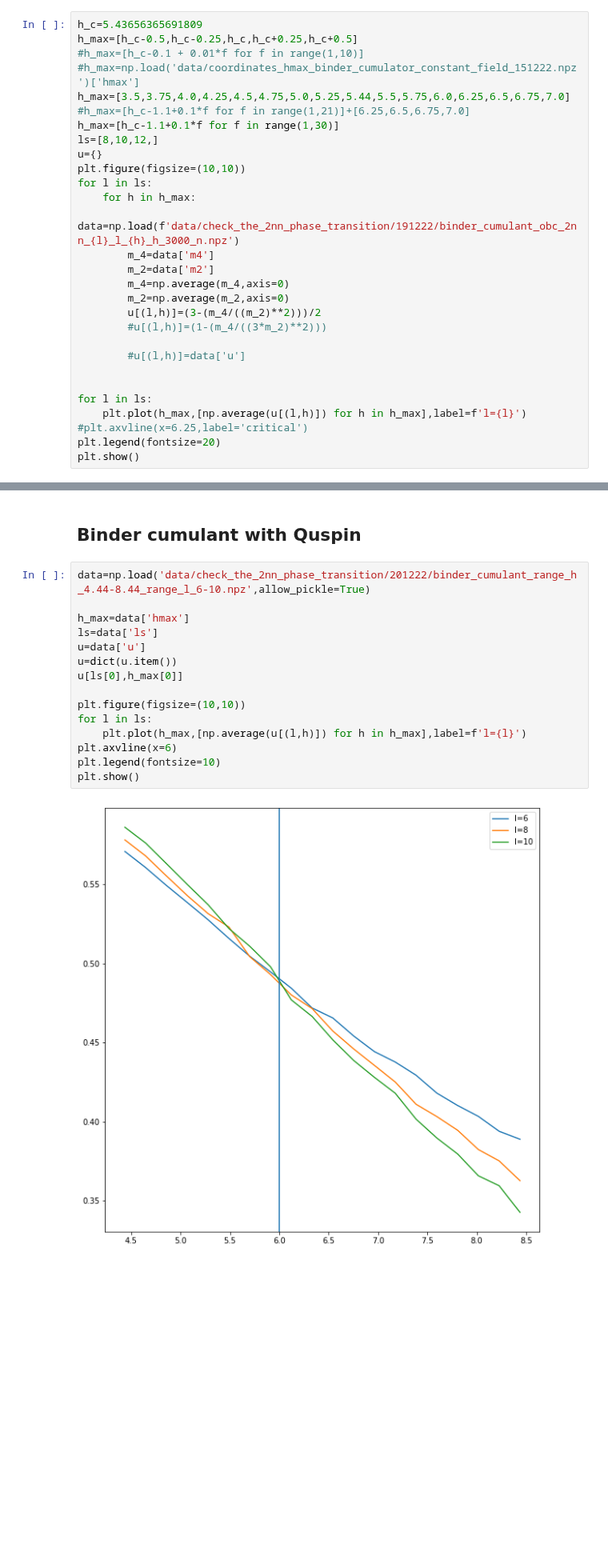
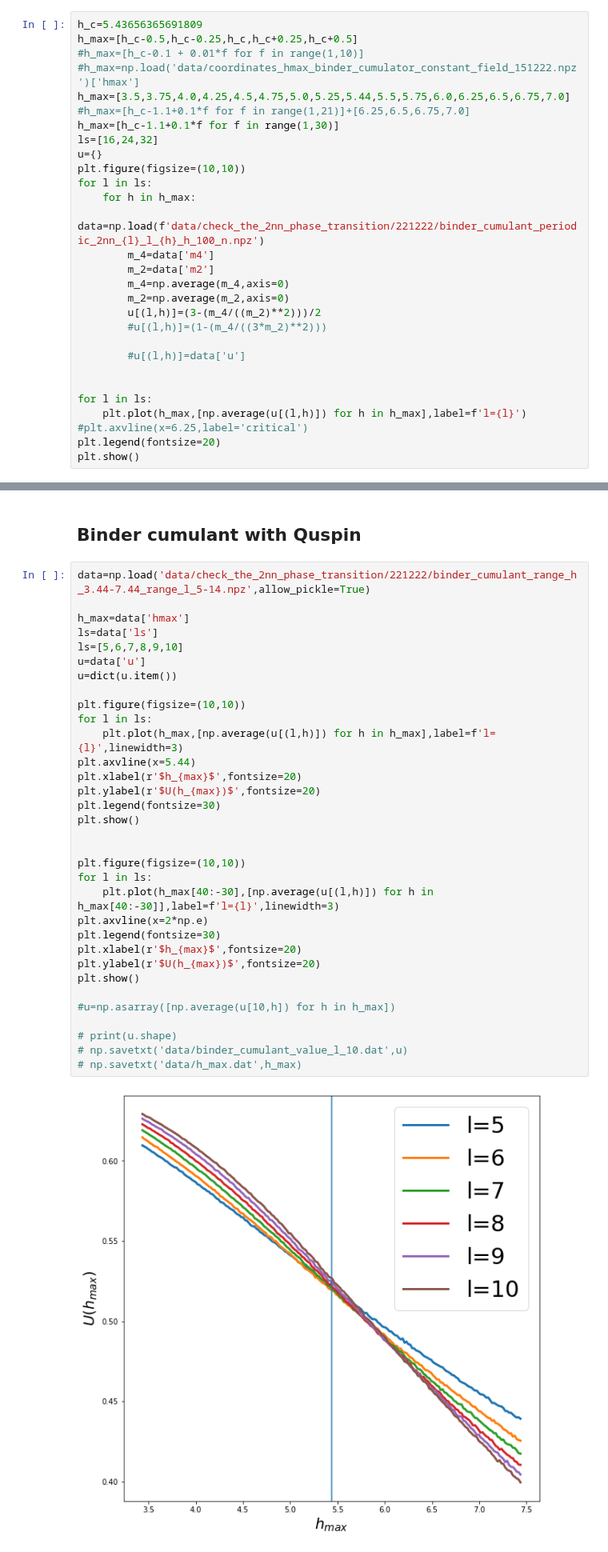
Before and after one commit to emacosta95/quantum_simulations_for_ising, a Jupyter notebook: 2nn_phase_transition.ipynb, the cells around one changed output, grey strips where cells are left out. Shown at 80% size. Cells and saved outputs as stored; diff of their text form; blank space fills up the shorter version.

```diff
--- a/2nn_phase_transition.ipynb
+++ b/2nn_phase_transition.ipynb
@@ -118,12 +118,12 @@ h_max=[h_c-0.5,h_c-0.25,h_c,h_c+0.25,h_c+0.5]
 h_max=[3.5,3.75,4.0,4.25,4.5,4.75,5.0,5.25,5.44,5.5,5.75,6.0,6.25,6.5,6.75,7.0]
 #h_max=[h_c-1.1+0.1*f for f in range(1,21)]+[6.25,6.5,6.75,7.0]
 h_max=[h_c-1.1+0.1*f for f in range(1,30)]
-ls=[8,10,12,]
+ls=[16,24,32]
 u={}
 plt.figure(figsize=(10,10))
 for l in ls:
     for h in h_max:
-        data=np.load(f'data/check_the_2nn_phase_transition/191222/binder_cumulant_obc_2nn_{l}_l_{h}_h_3000_n.npz')
+        data=np.load(f'data/check_the_2nn_phase_transition/221222/binder_cumulant_periodic_2nn_{l}_l_{h}_h_100_n.npz')
         m_4=data['m4']
         m_2=data['m2']
         m_4=np.average(m_4,axis=0)
@@ -150,19 +146,37 @@ plt.show()
 # %% [markdown]
 ## Binder cumulant with Quspin
 # %%
-data=np.load('data/check_the_2nn_phase_transition/201222/binder_cumulant_range_h_4.44-8.44_range_l_6-10.npz',allow_pickle=True)
+data=np.load('data/check_the_2nn_phase_transition/221222/binder_cumulant_range_h_3.44-7.44_range_l_5-14.npz',allow_pickle=True)
 
 h_max=data['hmax']
 ls=data['ls']
+ls=[5,6,7,8,9,10]
 u=data['u']
 u=dict(u.item())
-u[ls[0],h_max[0]]
 
 plt.figure(figsize=(10,10))
 for l in ls:
-    plt.plot(h_max,[np.average(u[(l,h)]) for h in h_max],label=f'l={l}')
-plt.axvline(x=6)
-plt.legend(fontsize=10)
+    plt.plot(h_max,[np.average(u[(l,h)]) for h in h_max],label=f'l={l}',linewidth=3)
+plt.axvline(x=5.44)
+plt.xlabel(r'$h_{max}$',fontsize=20)
+plt.ylabel(r'$U(h_{max})$',fontsize=20)
+plt.legend(fontsize=30)
 plt.show()
+
+
+plt.figure(figsize=(10,10))
+for l in ls:
+    plt.plot(h_max[40:-30],[np.average(u[(l,h)]) for h in h_max[40:-30]],label=f'l={l}',linewidth=3)
+plt.axvline(x=2*np.e)
+plt.legend(fontsize=30)
+plt.xlabel(r'$h_{max}$',fontsize=20)
+plt.ylabel(r'$U(h_{max})$',fontsize=20)
+plt.show()
+
+#u=np.asarray([np.average(u[10,h]) for h in h_max])
+
+# print(u.shape)
+# np.savetxt('data/binder_cumulant_value_l_10.dat',u)
+# np.savetxt('data/h_max.dat',h_max)
 # %% [output]
-[figure, old version]
+[figure, new version]
```
Also changed, not shown: parts of 3 cells of this notebook, 7 other files.
